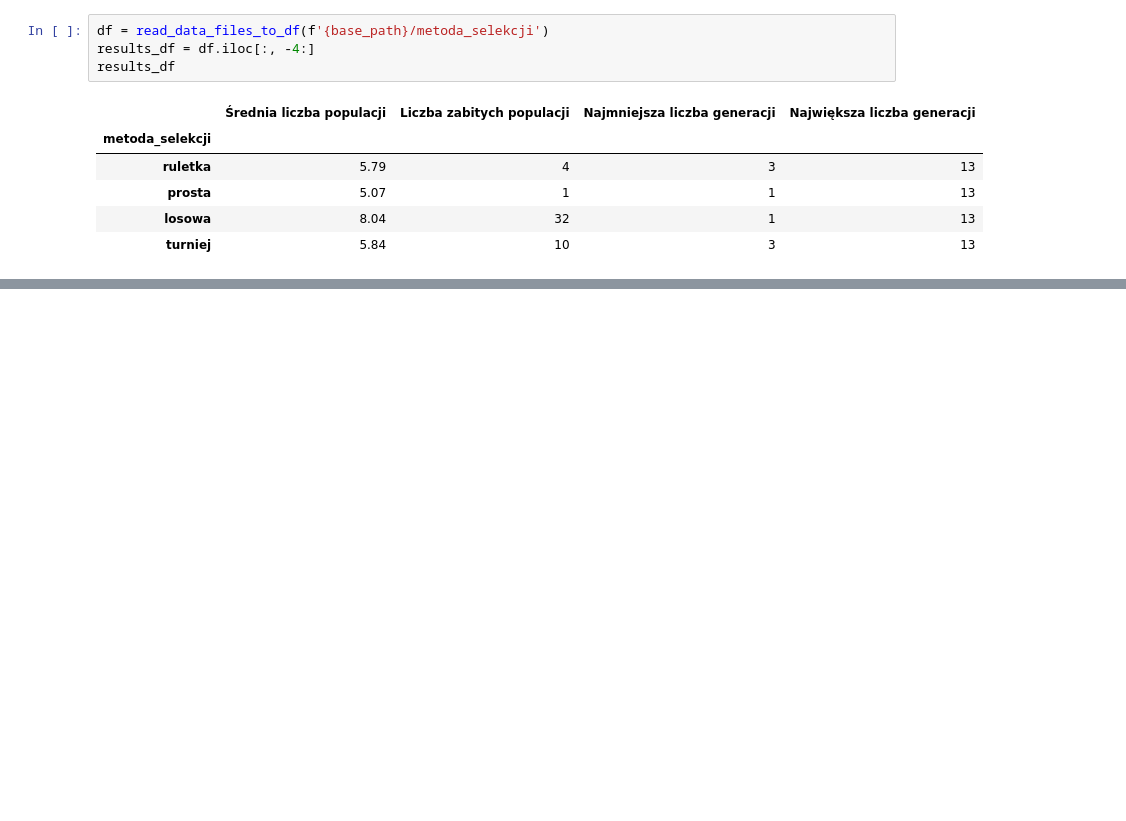
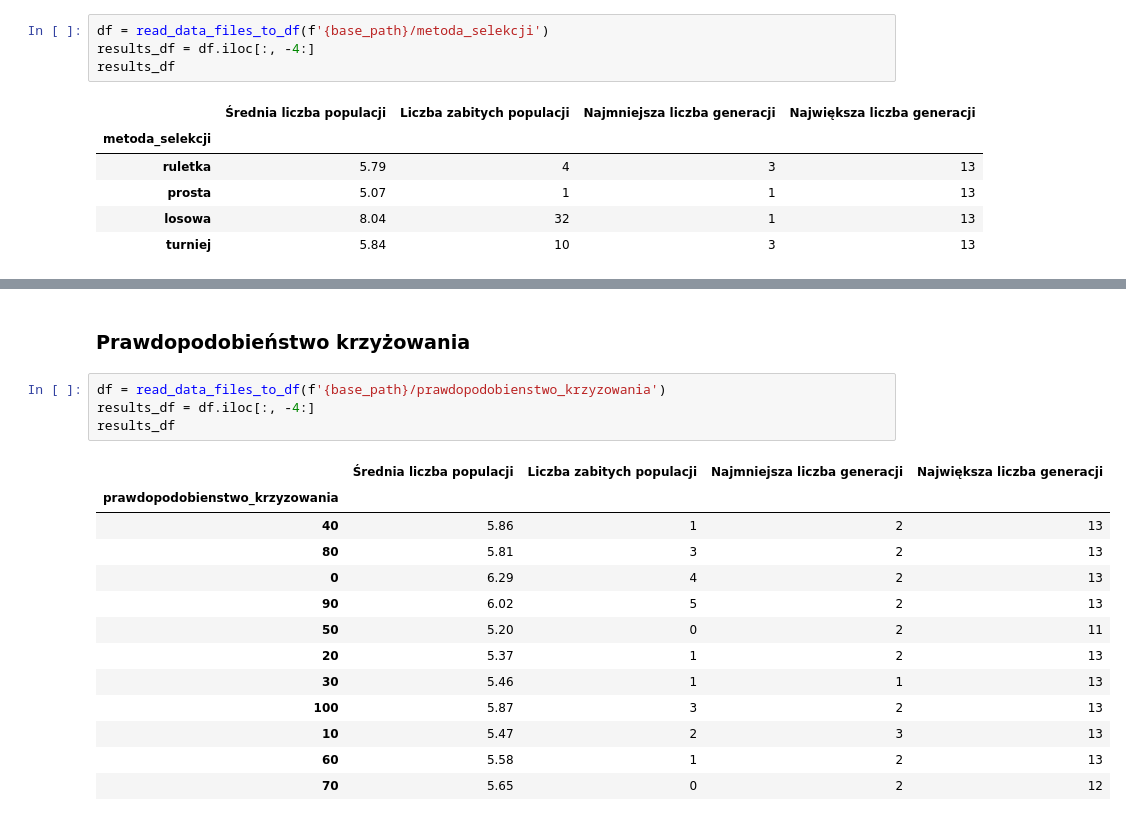
Before and after one commit to christopher-dabrowski/POSI-C3, a Jupyter notebook: Analiza pomiarow.ipynb, the cells around one changed output, grey strips where cells are left out. Saved outputs shown, nothing was run; the diff lists cells and outputs as text; blank space fills up the shorter version.

```diff
--- a/Analiza pomiarow.ipynb
+++ b/Analiza pomiarow.ipynb
@@ -109,2 +112,22 @@ px.bar(df.sort_values(y), x=x, y=y, color=x,
 # %% [output]
 [interactive output not drawn]
+# %% [markdown]
+### Prawdopodobieństwo krzyżowania
+# %%
+df = read_data_files_to_df(f'{base_path}/prawdopodobienstwo_krzyzowania')
+results_df = df.iloc[:, -4:]
+results_df
+# %% [output]
+|  | Średnia liczba populacji | Liczba zabitych populacji | Najmniejsza liczba generacji | Największa liczba generacji |
+| prawdopodobienstwo_krzyzowania |  |  |  |  |
+| 40 | 5.86 | 1 | 2 | 13 |
+| 80 | 5.81 | 3 | 2 | 13 |
+| 0 | 6.29 | 4 | 2 | 13 |
+| 90 | 6.02 | 5 | 2 | 13 |
+| 50 | 5.20 | 0 | 2 | 11 |
+| 20 | 5.37 | 1 | 2 | 13 |
+| 30 | 5.46 | 1 | 1 | 13 |
+| 100 | 5.87 | 3 | 2 | 13 |
+| 10 | 5.47 | 2 | 3 | 13 |
+| 60 | 5.58 | 1 | 2 | 13 |
+| 70 | 5.65 | 0 | 2 | 12 |
```
Also changed, not shown: parts of 14 cells of this notebook.
